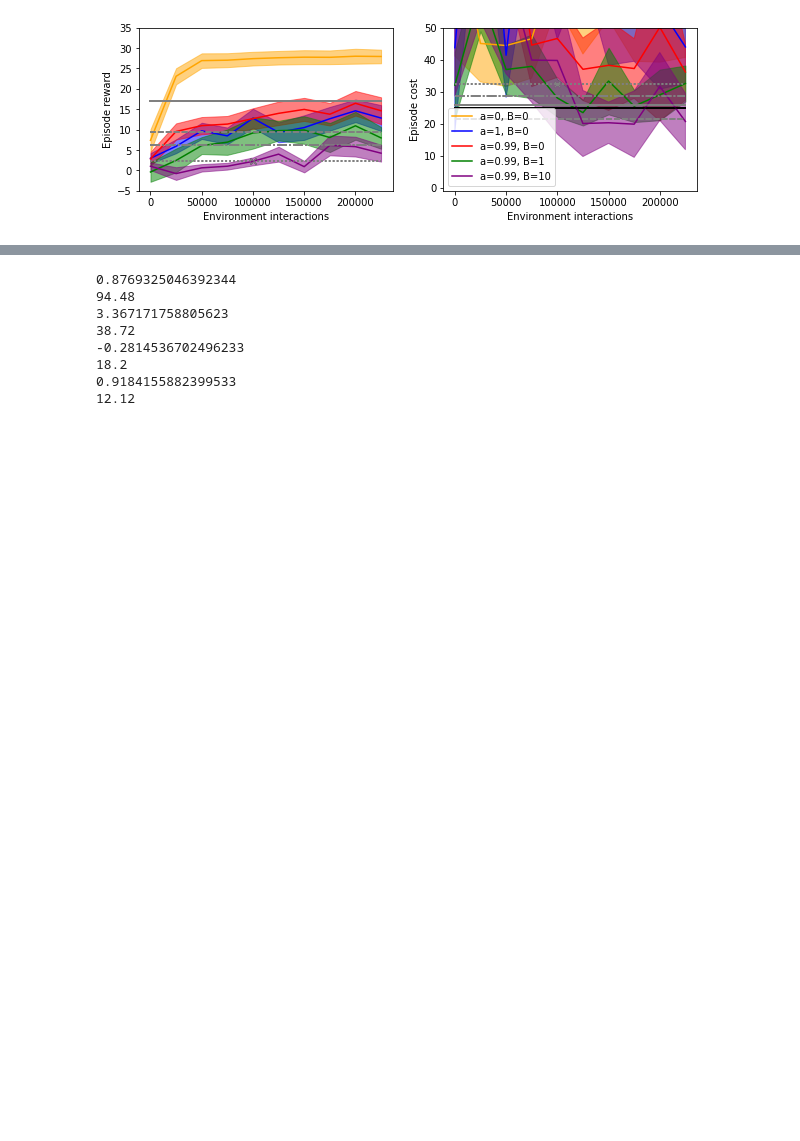
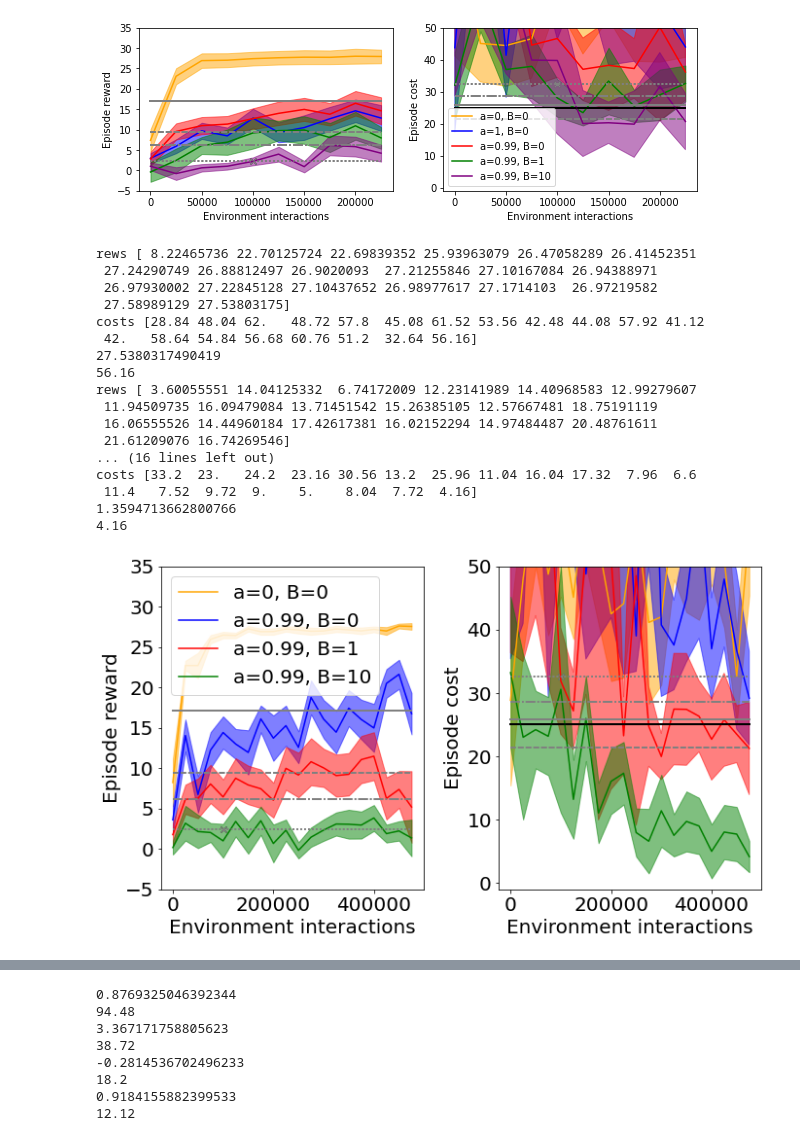
Before and after one commit to flodorner/Augmented_Constrained_RL, a Jupyter notebook: Plot_results.ipynb, the cells around one changed output, grey strips where cells are left out. Drawn from its saved outputs; the diff is of its cells as text; code cells hidden in the pictures; blank space fills up the shorter version.

```diff
--- a/Plot_results.ipynb
+++ b/Plot_results.ipynb
@@ -219,6 +216,30 @@ plt.show()
 4.226092126004631
 20.68
 [figure]
+# %%
+plot(["sac_c_ss10k_long","sac_c_ss10k_m001_long","sac_c_ss10k_m001_a1_long","sac_c_ss10k_m001_a10_long"],["a=0, B=0","a=0.99, B=0","a=0.99, B=1","a=0.99, B=10"],epochs=20,fig_legend=1,figsize=(10,6),fontsize=20,loc_legend="upper left")
+# We left out a=0.1 as results look very similar to a=0.99 and the plot is a bit crowded ("sac_c_ss10k_m0_long")
+plt.tight_layout()
+plt.show()
+# %% [output]
+rews [ 8.22465736 22.70125724 22.69839352 25.93963079 26.47058289 26.41452351
+ 27.24290749 26.88812497 26.9020093  27.21255846 27.10167084 26.94388971
+ 26.97930002 27.22845128 27.10437652 26.98977617 27.1714103  26.97219582
+ 27.58989129 27.53803175]
+costs [28.84 48.04 62.   48.72 57.8  45.08 61.52 53.56 42.48 44.08 57.92 41.12
+ 42.   58.64 54.84 56.68 60.76 51.2  32.64 56.16]
+27.5380317490419
+56.16
+rews [ 3.60055551 14.04125332  6.74172009 12.23141989 14.40968583 12.99279607
+ 11.94509735 16.09479084 13.71451542 15.26385105 12.57667481 18.75191119
+ 16.06555526 14.44960184 17.42617381 16.02152294 14.97484487 20.48761611
+ 21.61209076 16.74269546]
+... (16 lines left out)
+costs [33.2  23.   24.2  23.16 30.56 13.2  25.96 11.04 16.04 17.32  7.96  6.6
+ 11.4   7.52  9.72  9.    5.    8.04  7.72  4.16]
+1.3594713662800766
+4.16
+[figure, added]
 # %%
 plot(["td3_an01_ss10k","td3_ss10k_m0","td3_ss10k_m001","td3_ss10k_m001_a1","td3_ss10k_m001_a10"],legend=["alpha=0","alpha=1","alpha=0.99","alpha=0.99,Beta=1","alpha=0.99,Beta=10"])
 
```
Also changed, not shown: parts of 18 cells of this notebook, 1 other file.
